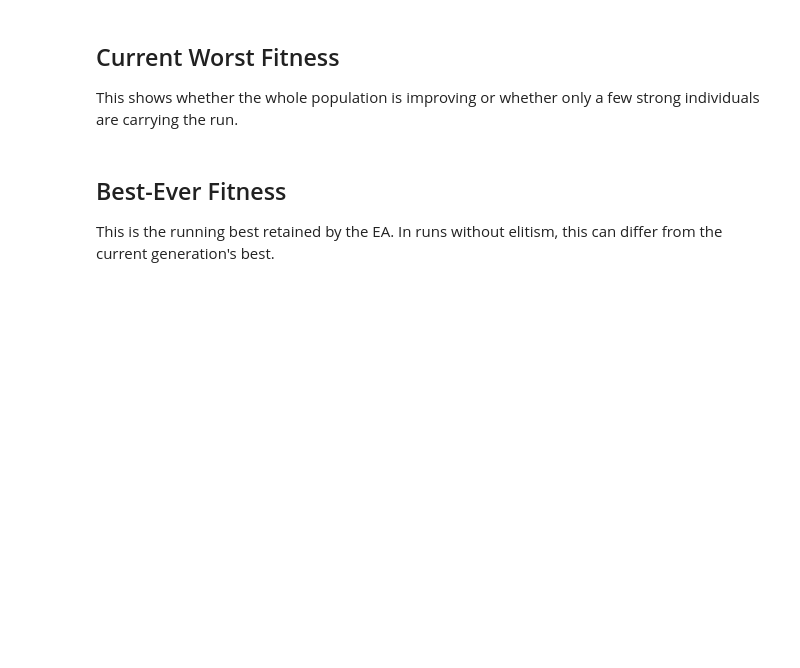
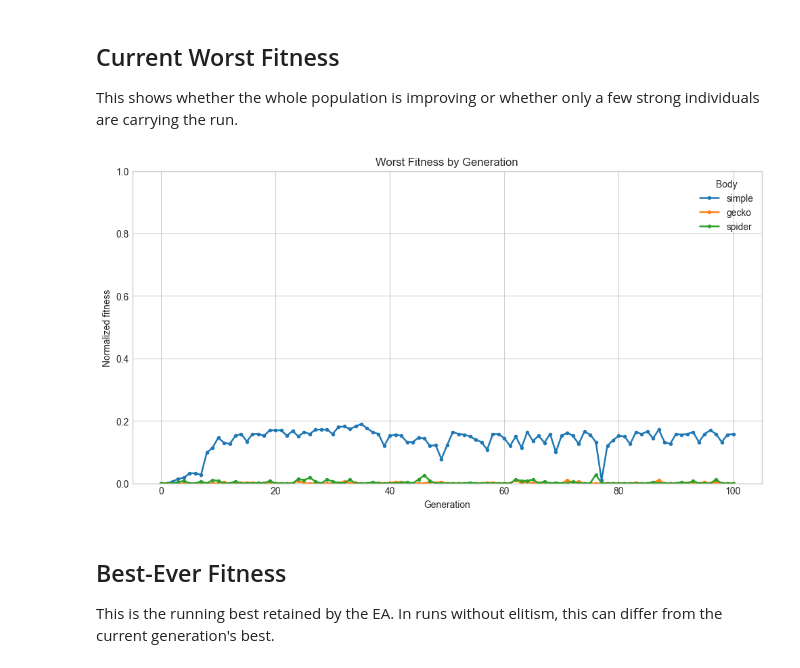
Before and after one commit to pew-p3w/Origami-robots-revolve-, a Jupyter notebook: inspection.ipynb, the cells around one changed output. Cells and saved outputs as stored; diff of their text form; code cells hidden in the pictures; blank space fills up the shorter version.

```diff
--- a/inspection.ipynb
+++ b/inspection.ipynb
@@ -83,22 +98,24 @@ This shows whether the whole population is improving or whether only a few stron
 # %%
 fig, ax = plt.subplots(figsize=(12, 6))
 
 for body, df in dfs.items():
     ax.plot(
         df["num_of_generation"],
         df["worst_fitness"],
         marker="o",
         markersize=3,
         linewidth=1.8,
         label=body,
     )
 
-ax.set_title("Current Worst Fitness by Generation")
+ax.set_title("Worst Fitness by Generation")
 ax.set_xlabel("Generation")
 ax.set_ylabel("Normalized fitness")
 ax.set_ylim(0, 1)
 ax.legend(title="Body")
 plt.show()
+# %% [output]
+[figure, added]
 # %% [markdown]
 ## Best-Ever Fitness
 
```
Also changed, not shown: parts of 5 cells of this notebook, 39 other files.
